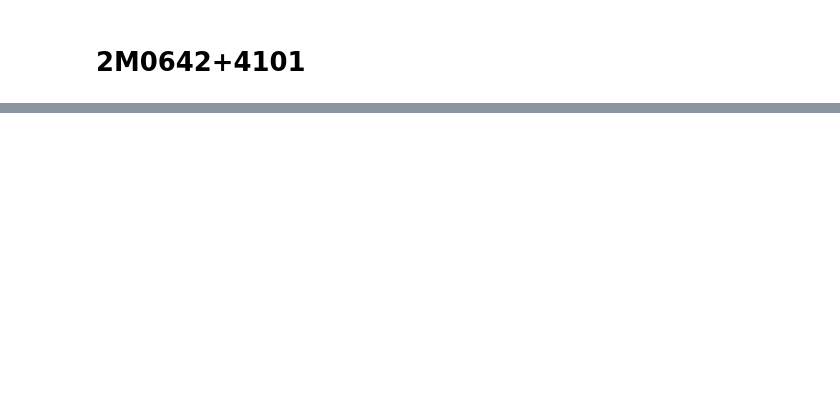
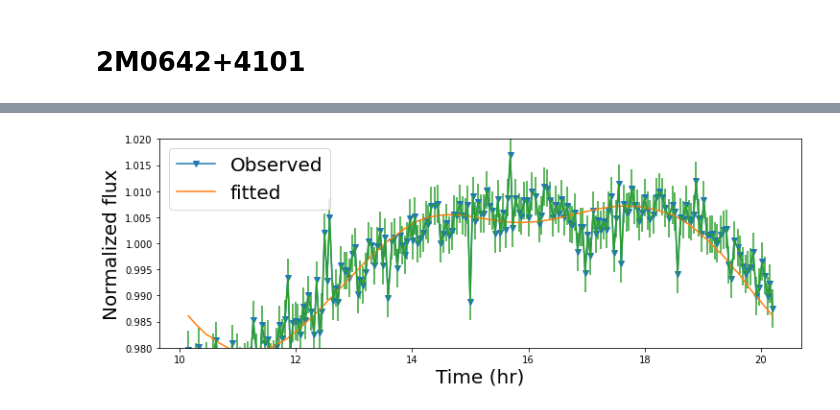
Before and after one commit to MohammadRefat23/StarryAtmospheres, a Jupyter notebook: Spitzer.ipynb, the cells around one changed output, grey strips where cells are left out. Cells and saved outputs as stored; diff of their text form; code cells hidden in the pictures; blank space fills up the shorter version.

```diff
--- a/Spitzer.ipynb
+++ b/Spitzer.ipynb
@@ -162,0 +193,10 @@ plt.savefig("M0642_4101_LightCurve.jpg")
+# %%
+### Split into individual rotations
+
+time_M0642_4101_rot0 = time_M0642_4101[0:212]
+flux_M0642_4101_rot0 = flux_M0642_4101[0:212]
+fluxerr_M0642_4101_0 = fluxerr_M0642_4101[0:212]
+
+time_M0642_4101_rot1 = time_M0642_4101[212:427]
+flux_M0642_4101_rot1 = flux_M0642_4101[212:427]
+fluxerr_M0642_4101_1 = fluxerr_M0642_4101[212:427]
@@ -162,0 +205,36 @@ plt.savefig("M0642_4101_LightCurve.jpg")
+# %%
+def SurfaceMap(flux,ydeg,time,rotation_period,inc_angle,fluxerr,mapnumber):
+    ## Instantiate the map
+    map = starry.Map(ydeg=ydeg, reflected=False)
+    map.obl = 0
+    map.inc = inc_angle
+    map.set_data(flux,C=fluxerr**2)
+    ## Other map parameters
+    mu = np.empty(map.Ny)
+    mu[0] = 1
+    mu[1:] = 0
+    L = np.empty(map.Ny)
+    L[0] = 1e0
+    L[1:] = 1e-5
+    map.set_prior(L=L)
+    nrot=1
+    npts = len(time)
+    theta = np.linspace(0, 360 * nrot, npts)
+    kwargs = dict(theta=theta)
+    mu, cho_cov = map.solve(**kwargs)
+    map.show(colorbar=True,figsize=(10,10), projection="moll",dpi=500,file="2M0642_4101/Maps/"+"2M0642_4101_"+str(mapnumber)+"_map.jpg")
+    ## Plotting
+    fig, ax = plt.subplots(1, figsize=(12, 4))
+    plt.plot(time, flux,marker="v",label="Observed")
+    #plt.text(time[0],1.01,s="t="+str(time[0]),fontsize=20)
+    plt.ylim(0.98,1.02)
+    plt.plot(time, map.flux(**kwargs),label="fitted")
+    plt.legend(prop={'size': 20})
+    plt.errorbar(time, flux, fluxerr)
+    ax.set_xlabel("Time (hr)", fontsize=20)
+    ax.set_ylabel("Normalized flux", fontsize=20)
+    plt.savefig("2M0642_4101/LightCurves/"+"2M0642_4101_"+str(mapnumber)+"_curve.jpg")
+# %%
+SurfaceMap(flux_M0642_4101_rot1,5,time_M0642_4101_rot1,10.11,90,fluxerr_M0642_4101_1,2)
+# %% [output]
+[figure, added]
```
Also changed, not shown: parts of 11 cells of this notebook, 4 other files.
